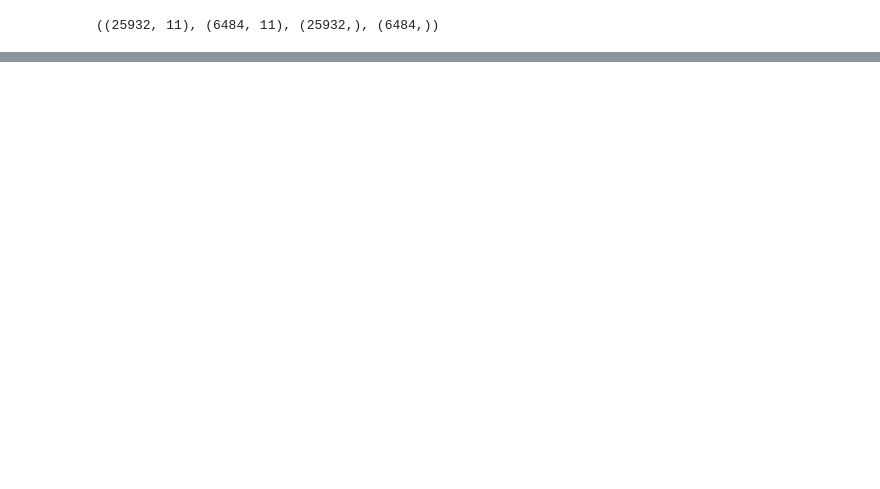
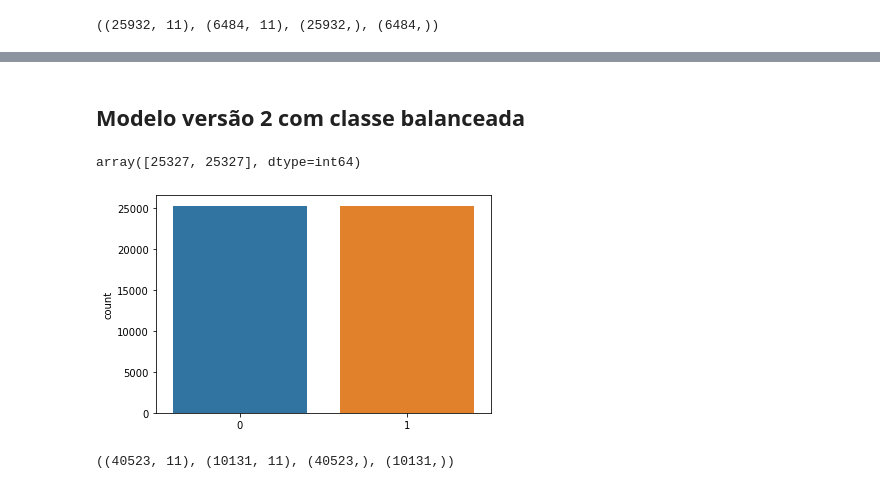
Before and after one commit to Gugah007/Projeto-ML-Classificacao-Risco-de-Credito, a Jupyter notebook: Projeto-ML-Classificacao-Risco-de-Credito.ipynb, the cells around one changed output, grey strips where cells are left out. Saved outputs shown, nothing was run; the diff lists cells and outputs as text; code cells hidden in the pictures; blank space fills up the shorter version.

```diff
--- a/Projeto-ML-Classificacao-Risco-de-Credito.ipynb
+++ b/Projeto-ML-Classificacao-Risco-de-Credito.ipynb
@@ -382,0 +386,22 @@ weighted avg       0.94      0.93      0.93      6484
+# %% [markdown]
+## Modelo versão 2 com classe balanceada
+# %%
+from imblearn.over_sampling import SMOTE
+smt = SMOTE()
+# %%
+X_credit2, y_credit2 = smt.fit_resample(X_credit, y_credit)
+# %%
+yi = y_credit2.astype(int)
+np.bincount(yi)
+# %% [output]
+array([25327, 25327], dtype=int64)
+# %%
+ax = sns.countplot(x=yi)
+# %% [output]
+[figure, added]
+# %%
+# Separando o dataset em treino e teste
+X_treino2, X_teste2, y_treino2, y_teste2 = train_test_split(X_credit2, y_credit2, train_size = 0.8, random_state=0)
+X_treino2.shape, X_teste2.shape, y_treino2.shape, y_teste2.shape
+# %% [output]
+((40523, 11), (10131, 11), (40523,), (10131,))
```
Also changed, not shown: parts of 51 cells of this notebook.
